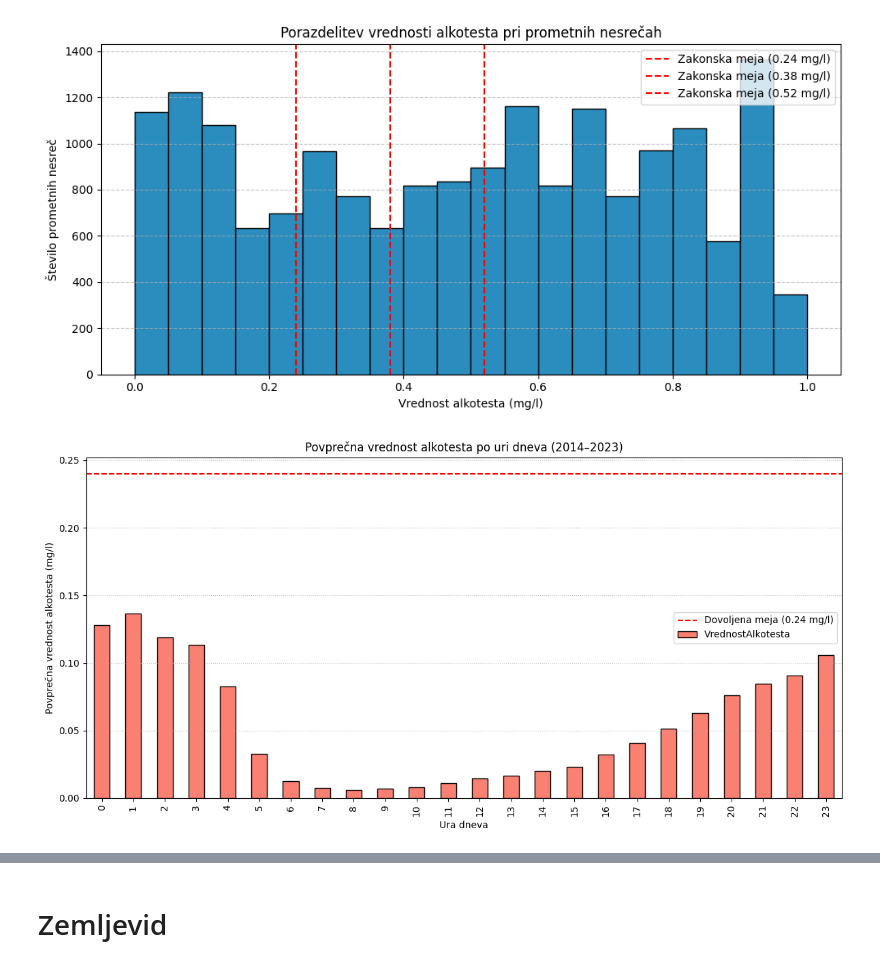
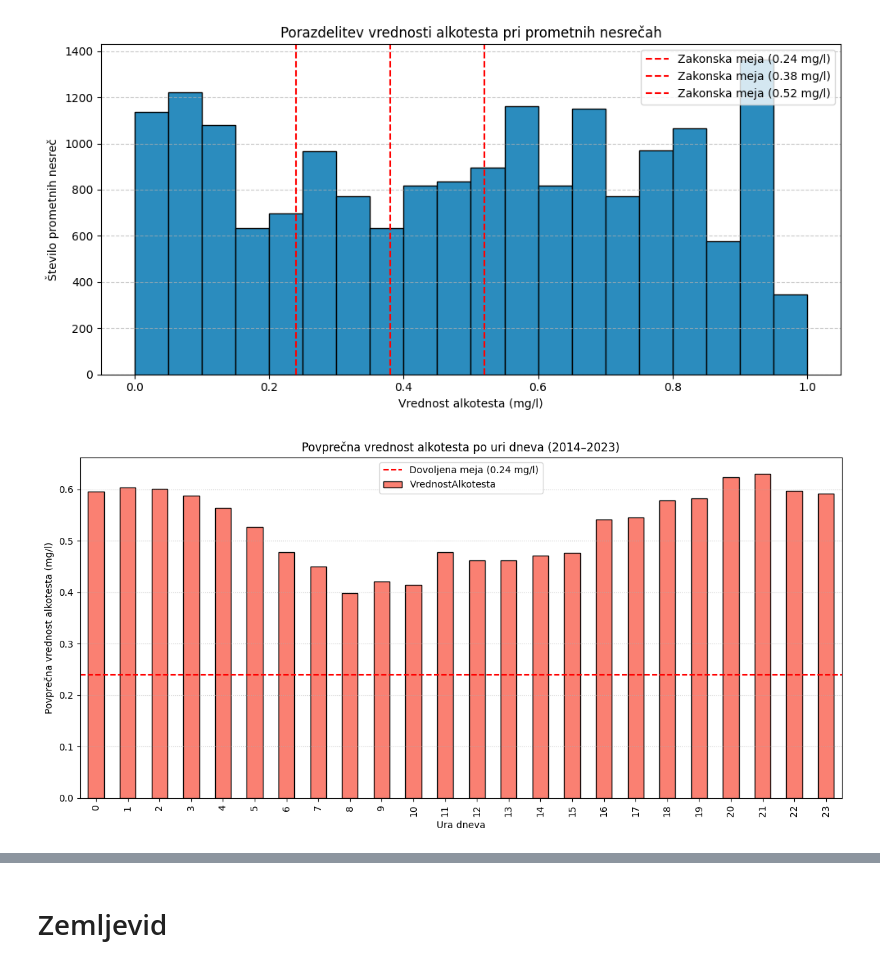
Before and after one commit to TeamsInsane/PR25_3, a Jupyter notebook: simple.ipynb, the cells around one changed output, grey strips where cells are left out. Saved outputs shown, nothing was run; the diff lists cells and outputs as text; code cells hidden in the pictures.

```diff
--- a/simple.ipynb
+++ b/simple.ipynb
@@ -115,31 +113,28 @@ Pod 0.24 mg/l: 4643 (23.73%)
 Nad 0.24 mg/l (prekršek): 14919 (76.27%)
 [figure]
 # %%
-import pandas as pd
 import matplotlib.pyplot as plt
 
 alko_data = data.copy()
 alko_data["VrednostAlkotesta"] = pd.to_numeric(
     alko_data["VrednostAlkotesta"].astype(str).str.replace(",", ".").str.strip(),
     errors="coerce"
 )
-alko_data = alko_data.dropna(subset=["VrednostAlkotesta"])
-alko_data = alko_data[alko_data["VrednostAlkotesta"] >= 0]
 
+alko_data = alko_data[alko_data["VrednostAlkotesta"] > 0]
 alko_data["UraPN"] = alko_data["UraPN"].astype(int)
 
 avg_by_hour = alko_data.groupby("UraPN")["VrednostAlkotesta"].mean()
 
 plt.figure(figsize=(12, 6))
 avg_by_hour.plot(kind="bar", color="salmon", edgecolor="black")
 plt.axhline(y=0.24, color="red", linestyle="--", label="Dovoljena meja (0.24 mg/l)")
 plt.xlabel("Ura dneva")
 plt.ylabel("Povprečna vrednost alkotesta (mg/l)")
 plt.title("Povprečna vrednost alkotesta po uri dneva (2014–2023)")
 plt.legend()
 plt.grid(axis="y", linestyle=":", alpha=0.7)
 plt.tight_layout()
-
 plt.show()
 # %% [output]
-[figure, old version]
+[figure, new version]
```
Also changed, not shown: parts of 10 cells of this notebook, 3 other files.
